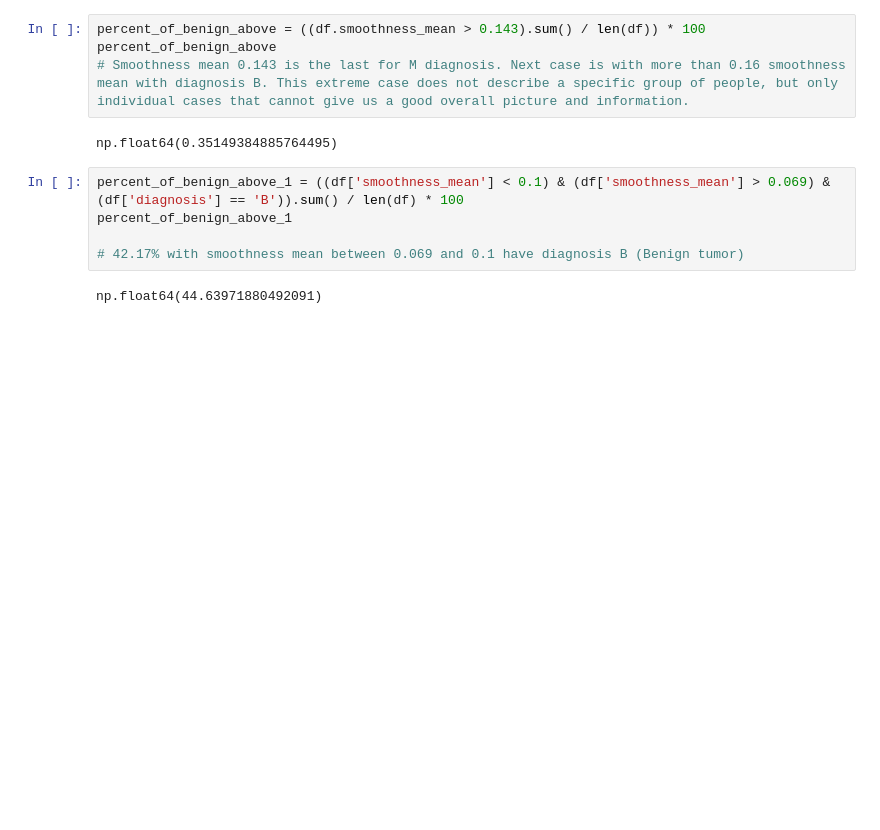
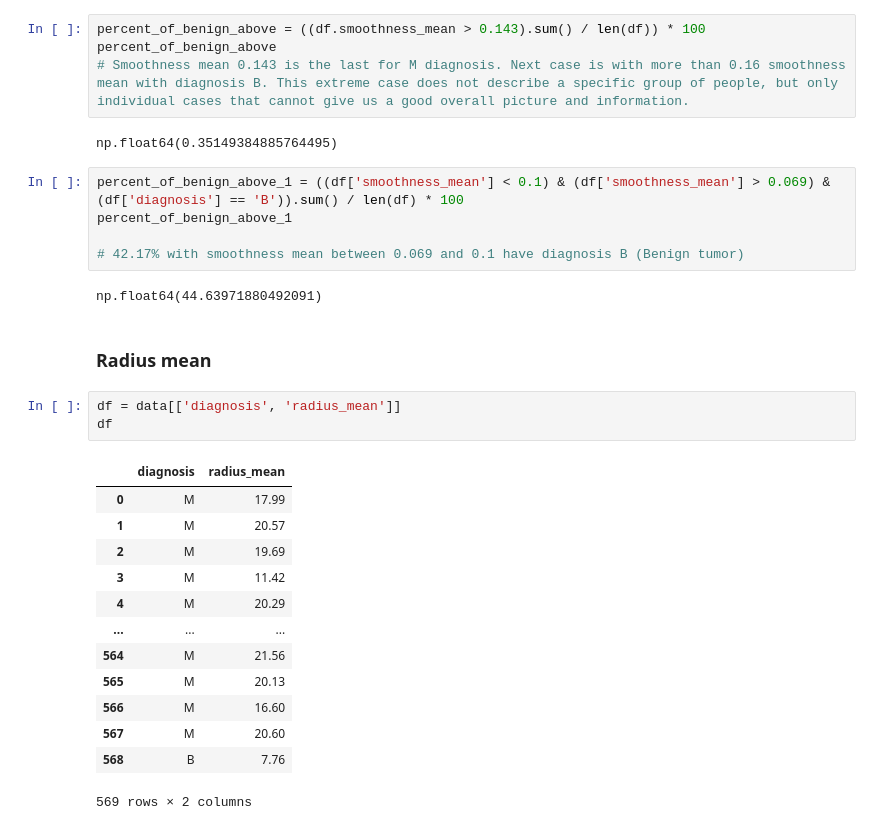
Before and after one commit to plamensve/RANDOM_FOREST_ALGORITHM, a Jupyter notebook: random_forest_algorithm.ipynb, the cells around one changed output. Cells and saved outputs as stored; diff of their text form; blank space fills up the shorter version.

```diff
--- a/random_forest_algorithm.ipynb
+++ b/random_forest_algorithm.ipynb
@@ -186,3 +186,22 @@ percent_of_benign_above_1
 # 42.17% with smoothness mean between 0.069 and 0.1 have diagnosis B (Benign tumor)
 # %% [output]
 np.float64(44.63971880492091)
+# %% [markdown]
+### Radius mean
+# %%
+df = data[['diagnosis', 'radius_mean']]
+df
+# %% [output]
+|  | diagnosis | radius_mean |
+| 0 | M | 17.99 |
+| 1 | M | 20.57 |
+| 2 | M | 19.69 |
+| 3 | M | 11.42 |
+| 4 | M | 20.29 |
+| ... | ... | ... |
+| 564 | M | 21.56 |
+| 565 | M | 20.13 |
+| 566 | M | 16.60 |
+| 567 | M | 20.60 |
+| 568 | B | 7.76 |
+569 rows × 2 columns
```
Also changed, not shown: parts of 2 cells of this notebook.
